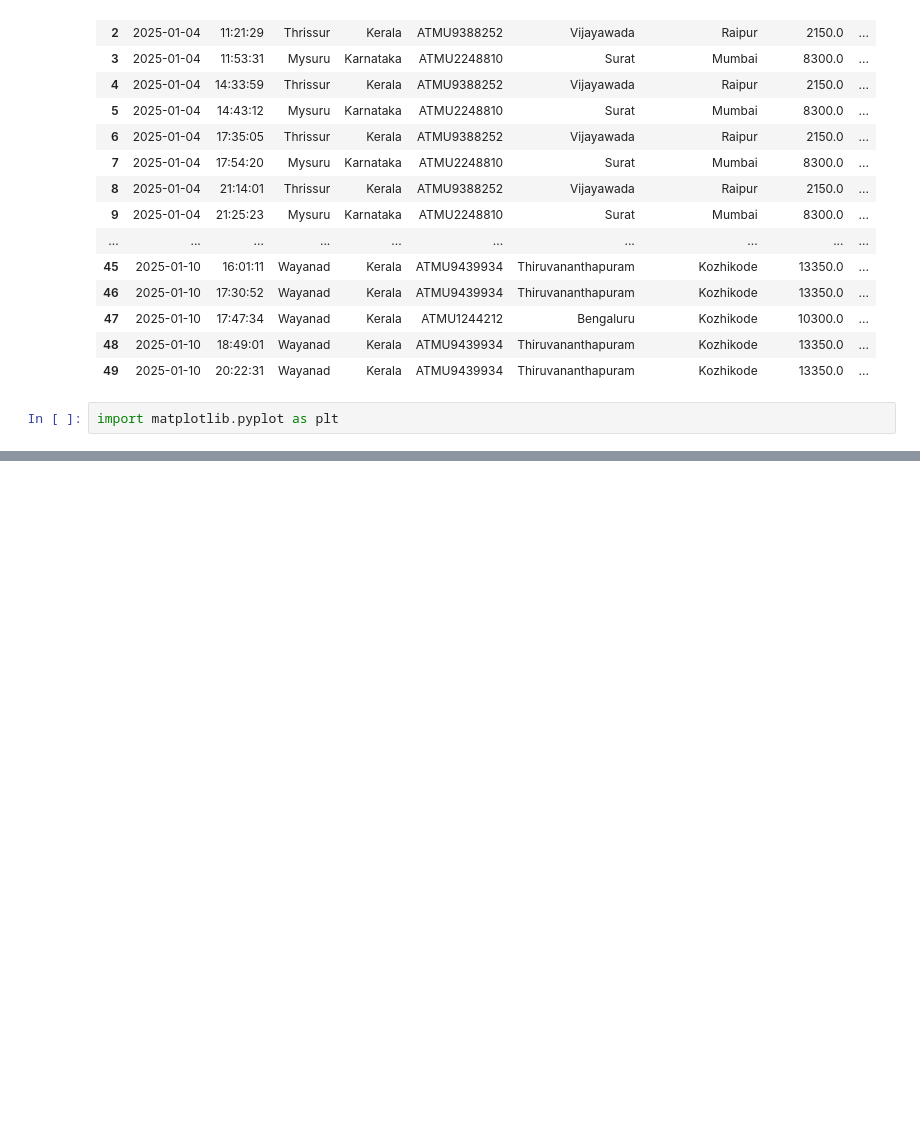
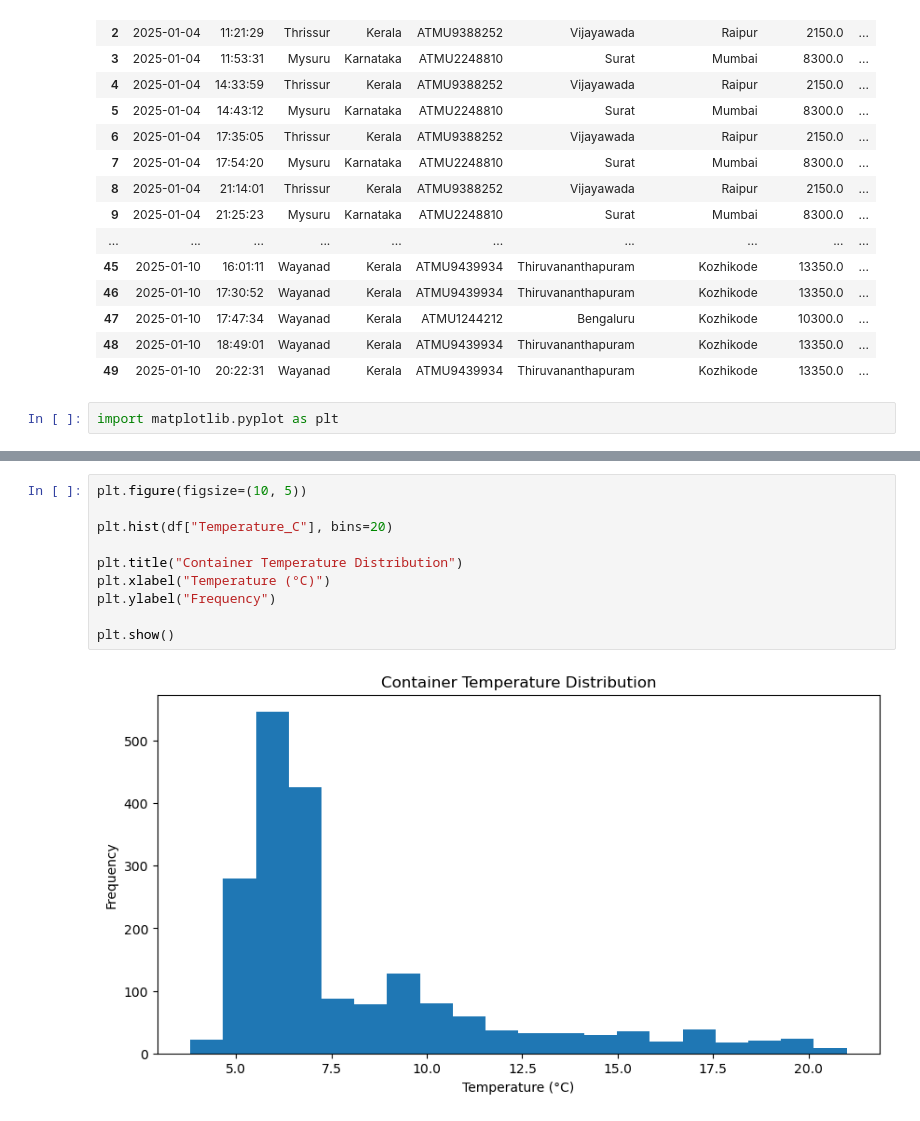
Before and after one commit to Midhunghosh/Micro-Climate-Arbitrage-Analytics, a Jupyter notebook: Untitled.ipynb, the cells around one changed output, grey strips where cells are left out. Saved outputs shown, nothing was run; the diff lists cells and outputs as text; blank space fills up the shorter version.

```diff
--- a/Untitled.ipynb
+++ b/Untitled.ipynb
@@ -453,0 +545,12 @@ import matplotlib.pyplot as plt
+# %%
+plt.figure(figsize=(10, 5))
+
+plt.hist(df["Temperature_C"], bins=20)
+
+plt.title("Container Temperature Distribution")
+plt.xlabel("Temperature (°C)")
+plt.ylabel("Frequency")
+
+plt.show()
+# %% [output]
+[figure, added]
```
Also changed, not shown: parts of 18 cells of this notebook.
